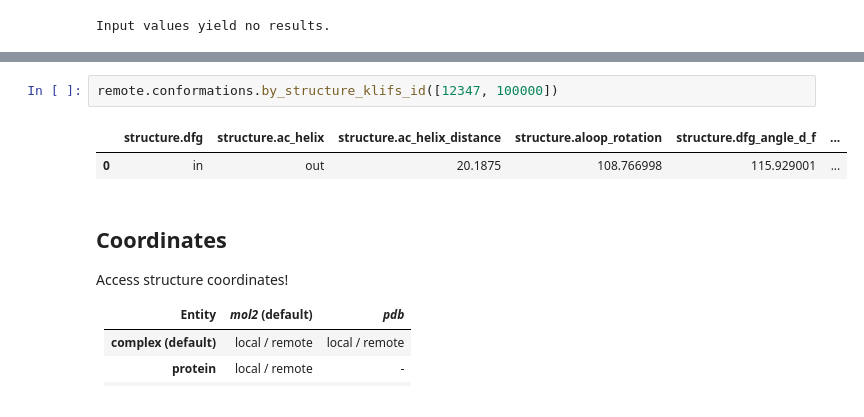
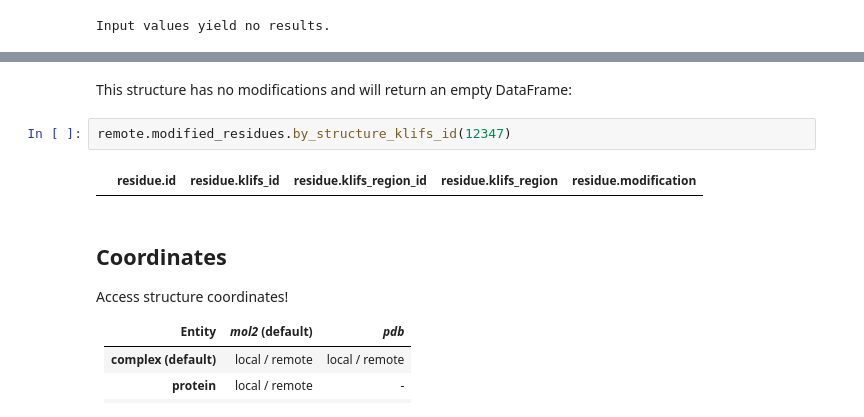
Before and after one commit to volkamerlab/opencadd, a Jupyter notebook: docs/tutorials/databases_klifs.ipynb, the cells around one changed output, grey strips where cells are left out. Cells and saved outputs as stored; diff of their text form.

Commit message:
KLIFS: Update tutorial with residue modifications (text and code)

```diff
--- a/docs/tutorials/databases_klifs.ipynb
+++ b/docs/tutorials/databases_klifs.ipynb
@@ -1057,8 +1086,9 @@ remote.conformations.all_conformations()
+# %% [markdown]
+This structure has no modifications and will return an empty DataFrame:
 # %%
-remote.conformations.by_structure_klifs_id([12347, 100000])
+remote.modified_residues.by_structure_klifs_id(12347)
 # %% [output]
-|  | structure.dfg | structure.ac_helix | structure.ac_helix_distance | structure.aloop_rotation | structure.dfg_angle_d_f | ... |
-| 0 | in | out | 20.1875 | 108.766998 | 115.929001 | ... |
+|  | residue.id | residue.klifs_id | residue.klifs_region_id | residue.klifs_region | residue.modification |
 # %% [markdown]
 ## Coordinates
 
```
Also changed, not shown: parts of 18 cells of this notebook.
